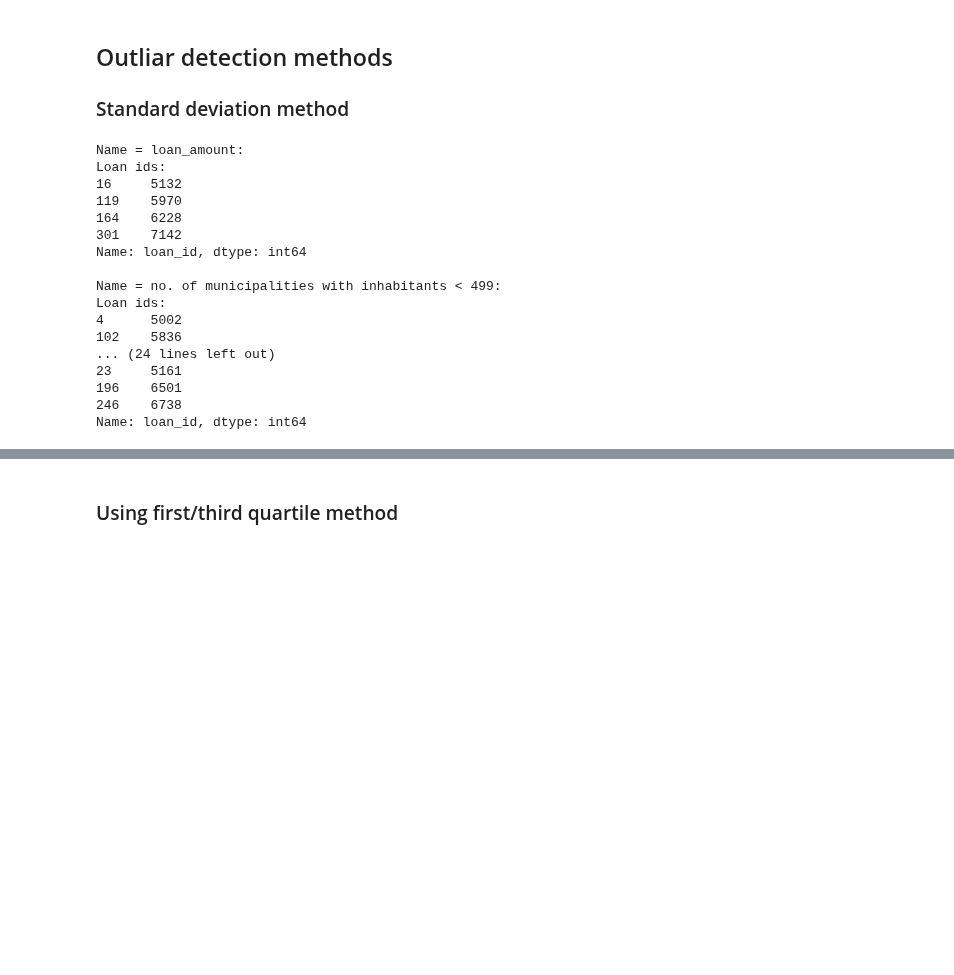
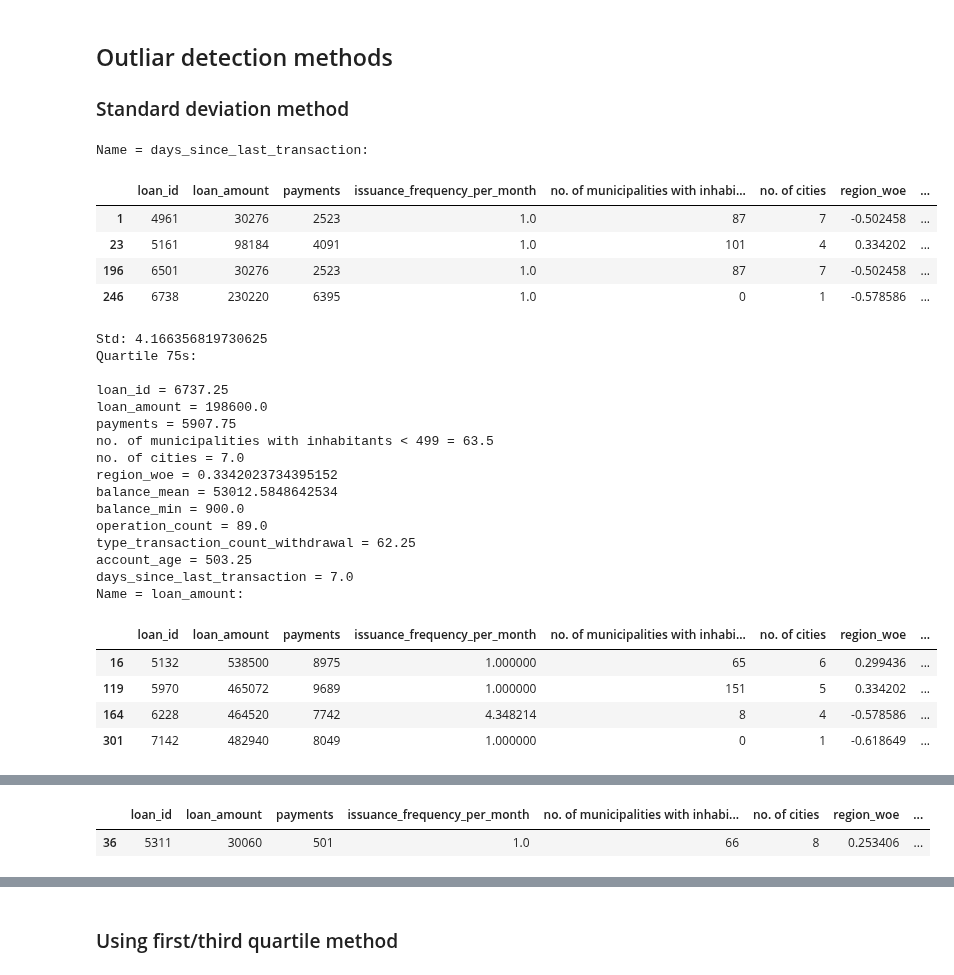
Before and after one commit to Educorreia932/FEUP-AC, a Jupyter notebook: Data Mining Project/notebooks/analysis.ipynb, the cells around one changed output, grey strips where cells are left out. Drawn from its saved outputs; the diff is of its cells as text; code cells hidden in the pictures; blank space fills up the shorter version.

```diff
--- a/Data Mining Project/notebooks/analysis.ipynb
+++ b/Data Mining Project/notebooks/analysis.ipynb
@@ -117,36 +119,49 @@ plt.show()
 ## Outliar detection methods
 ### Standard deviation method
 # %%
-# Using 2-3 is normal for datasets of this size
+# Using 2-3 is normal for datasets of this size. This will not work for certain data, such as region data, since it has less values. For those, we will use the quartile method.
 std_multiplier = 3
-train_df_std_method = train_df_analysis.drop( axis=1, labels=train_df_analysis.columns.difference(["loan_amount", "operation_count", "type_transaction_count_withdrawal", "no. of municipalities with inhabitants < 499", "days_since_last_transaction"]))
+labels = train_df_analysis.columns.difference(train_df.columns.difference(["loan_amount", "operation_count", "type_transaction_count_withdrawal", "days_since_last_transaction"]))
+train_df_std_method = train_df#train_df_analysis.drop( axis=1, labels=train_df_analysis.columns.difference(["loan_amount", "operation_count", "type_transaction_count_withdrawal", "no. of municipalities with inhabitants < 499", "days_since_last_transaction"]))
 outliers = {}
-for col_name in train_df_std_method:
-    if(col_name != "loan_id"):
-        low_bound, high_bound = means[col_name] - (standard_deviations[col_name] * std_multiplier), means[col_name] + (standard_deviations[col_name] * std_multiplier)
-        outliers[col_name] = train_df_analysis.loc[(train_df_analysis[col_name] < low_bound) | (train_df_analysis[col_name] > high_bound)]
-        #print("Name: " + str(col_name) + " Count: " + str(outliers[col_name].count()) + "Head10: " + str(outliers[col_name].head(10)))
+for col_name in labels:
+    low_bound, high_bound = means[col_name] - (standard_deviations[col_name] * std_multiplier), means[col_name] + (standard_deviations[col_name] * std_multiplier)
+    outliers[col_name] = train_df.loc[(train_df[col_name] < low_bound) | (train_df[col_name] > high_bound)]
+    #print("Name: " + str(col_name) + " Count: " + str(outliers[col_name].count()) + "Head10: " + str(outliers[col_name].head(10)))
 
 for col_name in outliers:
     if(outliers[col_name].any(axis=None)):
         print("Name = " + col_name + ":")
-        print("Loan ids:")
-        print(str(outliers[col_name]["loan_id"]) + "\n")
+        display(outliers[col_name])
+        print("Std: " + str(standard_deviations[col_name]))
+        print("Quartile 75s: \n")
+        for col_name in train_df_analysis:
+            print(str(col_name) + " = " + str(train_df[col_name].quantile(.75)))
 # %% [output]
-Name = loan_amount:
-Loan ids:
-16     5132
-119    5970
-164    6228
-301    7142
-Name: loan_id, dtype: int64
-
-Name = no. of municipalities with inhabitants < 499:
-Loan ids:
-4      5002
-102    5836
-... (24 lines left out)
-23     5161
-196    6501
-246    6738
-Name: loan_id, dtype: int64
+Name = days_since_last_transaction:
+|  | loan_id | loan_amount | payments | issuance_frequency_per_month | no. of municipalities with inhabi... | no. of cities | region_woe | ... |
+| 1 | 4961 | 30276 | 2523 | 1.0 | 87 | 7 | -0.502458 | ... |
+| 23 | 5161 | 98184 | 4091 | 1.0 | 101 | 4 | 0.334202 | ... |
+| 196 | 6501 | 30276 | 2523 | 1.0 | 87 | 7 | -0.502458 | ... |
+| 246 | 6738 | 230220 | 6395 | 1.0 | 0 | 1 | -0.578586 | ... |
+Std: 4.166356819730625
+Quartile 75s:
+
+loan_id = 6737.25
+loan_amount = 198600.0
+payments = 5907.75
+no. of municipalities with inhabitants < 499 = 63.5
+no. of cities = 7.0
+region_woe = 0.3342023734395152
+balance_mean = 53012.5848642534
+balance_min = 900.0
+operation_count = 89.0
+type_transaction_count_withdrawal = 62.25
+account_age = 503.25
+days_since_last_transaction = 7.0
+Name = loan_amount:
+|  | loan_id | loan_amount | payments | issuance_frequency_per_month | no. of municipalities with inhabi... | no. of cities | region_woe | ... |
+| 16 | 5132 | 538500 | 8975 | 1.000000 | 65 | 6 | 0.299436 | ... |
+| 119 | 5970 | 465072 | 9689 | 1.000000 | 151 | 5 | 0.334202 | ... |
+| 164 | 6228 | 464520 | 7742 | 4.348214 | 8 | 4 | -0.578586 | ... |
+| 301 | 7142 | 482940 | 8049 | 1.000000 | 0 | 1 | -0.618649 | ... |
@@ -152,0 +184,2 @@ Name: loan_id, dtype: int64
+|  | loan_id | loan_amount | payments | issuance_frequency_per_month | no. of municipalities with inhabi... | no. of cities | region_woe | ... |
+| 36 | 5311 | 30060 | 501 | 1.0 | 66 | 8 | 0.253406 | ... |
```
Also changed, not shown: parts of 9 cells of this notebook.
